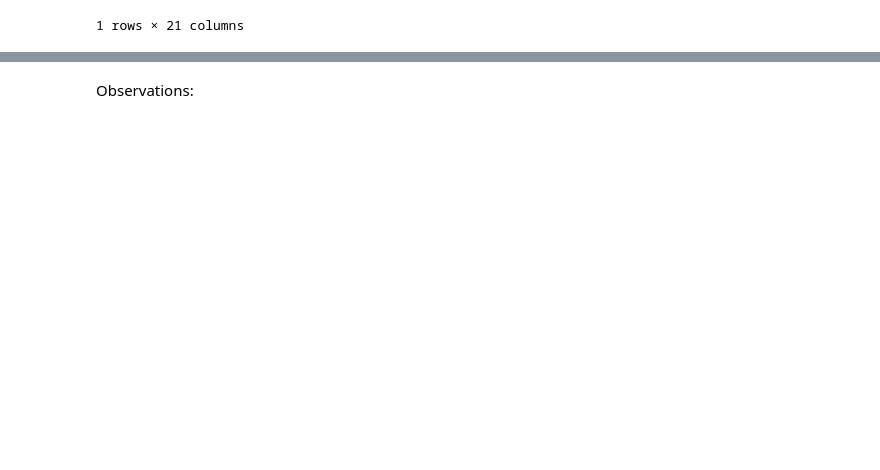
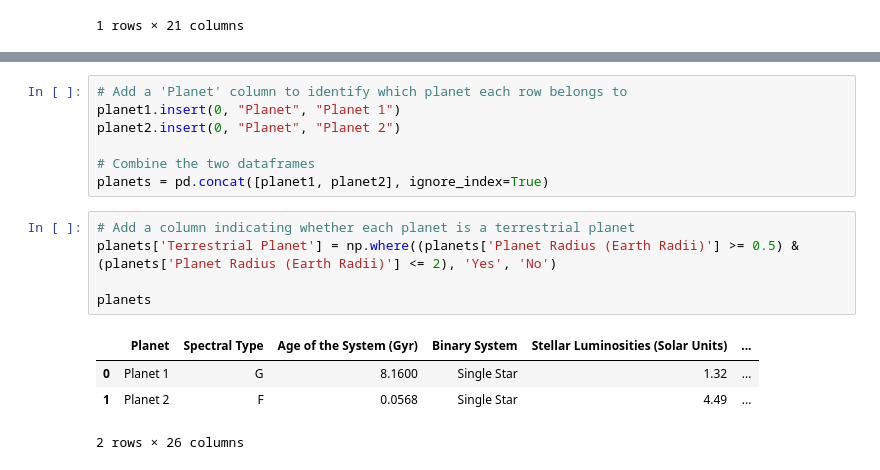
Before and after one commit to PSamita/Exoplanets, a Jupyter notebook: Exoplanet.ipynb, the cells around one changed output, grey strips where cells are left out. Saved outputs shown, nothing was run; the diff lists cells and outputs as text; blank space fills up the shorter version.

```diff
--- a/Exoplanet.ipynb
+++ b/Exoplanet.ipynb
@@ -46,2 +33,17 @@ planet3
-# %% [markdown]
-Observations:
+# %%
+# Add a 'Planet' column to identify which planet each row belongs to
+planet1.insert(0, "Planet", "Planet 1")
+planet2.insert(0, "Planet", "Planet 2")
+
+# Combine the two dataframes
+planets = pd.concat([planet1, planet2], ignore_index=True)
+# %%
+# Add a column indicating whether each planet is a terrestrial planet
+planets['Terrestrial Planet'] = np.where((planets['Planet Radius (Earth Radii)'] >= 0.5) & (planets['Planet Radius (Earth Radii)'] <= 2), 'Yes', 'No')
+
+planets
+# %% [output]
+|  | Planet | Spectral Type | Age of the System (Gyr) | Binary System | Stellar Luminosities (Solar Units) | ... |
+| 0 | Planet 1 | G | 8.1600 | Single Star | 1.32 | ... |
+| 1 | Planet 2 | F | 0.0568 | Single Star | 4.49 | ... |
+2 rows × 26 columns
```
Also changed, not shown: parts of 4 cells of this notebook.
